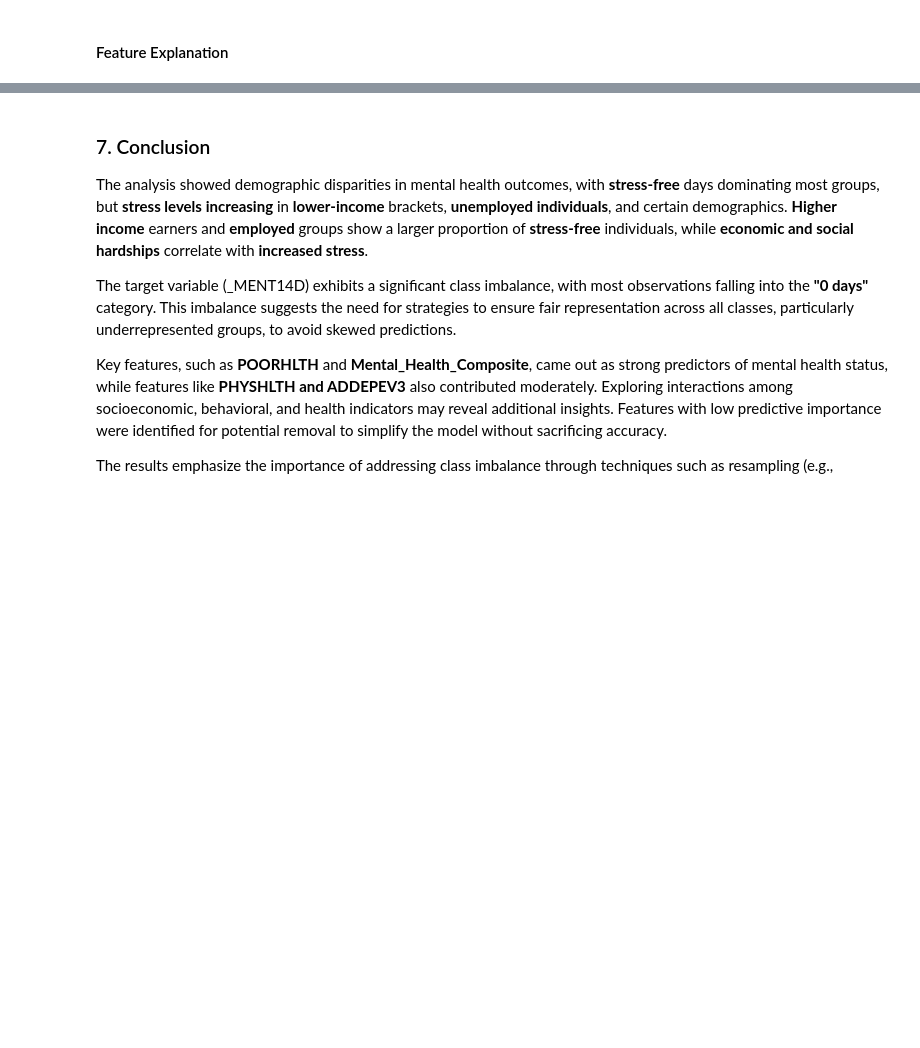
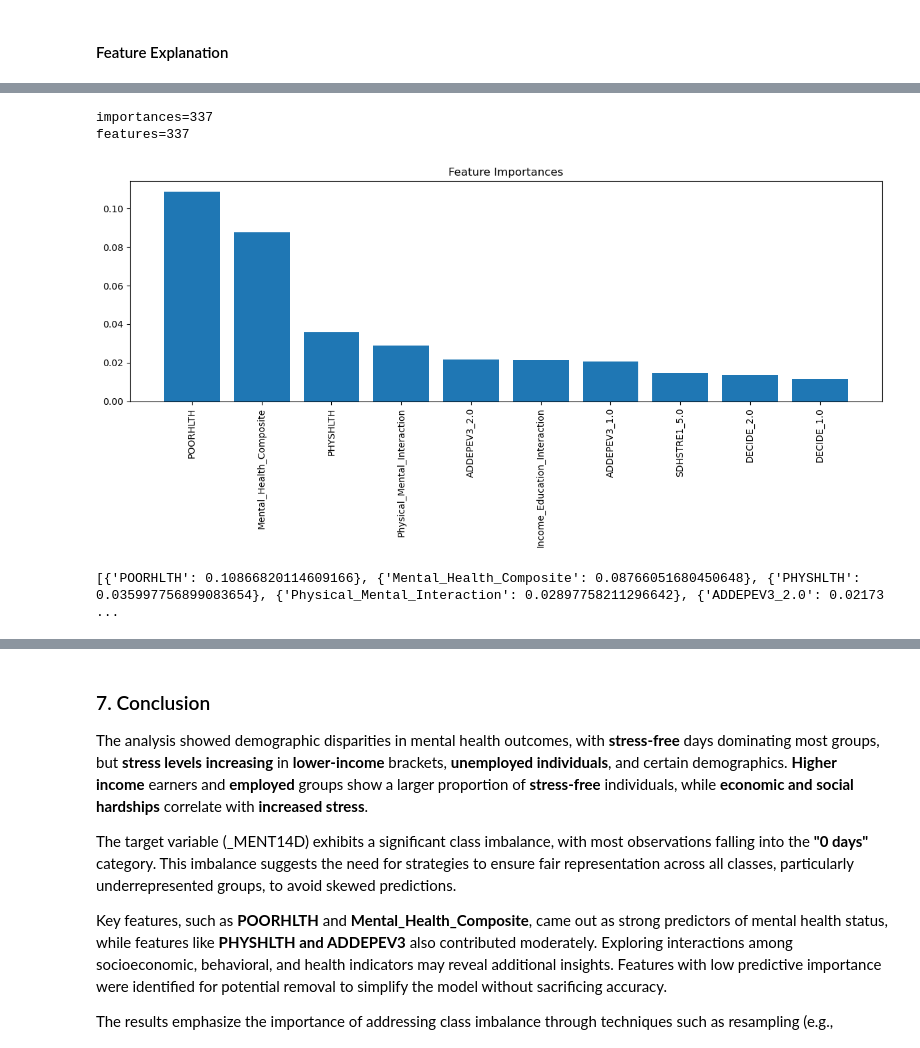
Before and after one commit to judesantos/Springboard_DS_ML, a Jupyter notebook: SpringBoard-DSC_Capstone_Project_3/DataModeling/EDA.ipynb, the cells around one changed output, grey strips where cells are left out. Saved outputs shown, nothing was run; the diff lists cells and outputs as text; code cells hidden in the pictures; blank space fills up the shorter version.

```diff
--- a/SpringBoard-DSC_Capstone_Project_3/DataModeling/EDA.ipynb
+++ b/SpringBoard-DSC_Capstone_Project_3/DataModeling/EDA.ipynb
@@ -905,3 +909,39 @@ features=351
+# %%
+
+###### Plotting Feature importance
+
+#classifier = model.named_steps['classifier']
+importances = model.feature_importances_
+
+# Get feature names after preprocessing
+#categorical_encoded_features = model.named_steps['preprocessor'].named_transformers_['encode'].get_feature_names_out(categorical_features)
+categorical_encoded_features = preprocessor.named_transformers_['encode'].get_feature_names_out(categorical_features)
+feature_names = continuous_features + aggregated_features + list(categorical_encoded_features)
+
+print(f'importances={len(importances)}')
+print(f'features={len(feature_names)}')
+
+# Get top ten most important features
+indices = np.argsort(importances)[::-1][:10]
+
+# Plot the resulting 10 most important features
+plt.figure(figsize=(12, 6))
+plt.title("Feature Importances")
+#plt.bar(range(len(feature_names)), importances[indices])
+plt.bar(range(len(indices)), importances[indices])
+plt.xticks(range(len(indices)), [feature_names[i] for i in indices], rotation=90)
+plt.tight_layout()
+plt.show()
+# %% [output]
+importances=337
+features=337
+[figure, added]
+# %%
+sorted_imp_idx = np.argsort(importances)[::-1]
+feature_importance = [{feature_names[i]:importances[i]} for i in sorted_imp_idx if importances[i] > 0.01]
+print(feature_importance)
+# %% [output]
+[{'POORHLTH': 0.10866820114609166}, {'Mental_Health_Composite': 0.08766051680450648}, {'PHYSHLTH': 0.035997756899083654}, {'Physical_Mental_Interaction': 0.02897758211296642}, {'ADDEPEV3_2.0': 0.02173 ...
 # %%
 from sklearn.metrics import classification_report
 report = classification_report(y_test, y_pred)
```
Also changed, not shown: parts of 25 cells of this notebook, 2 other files.
